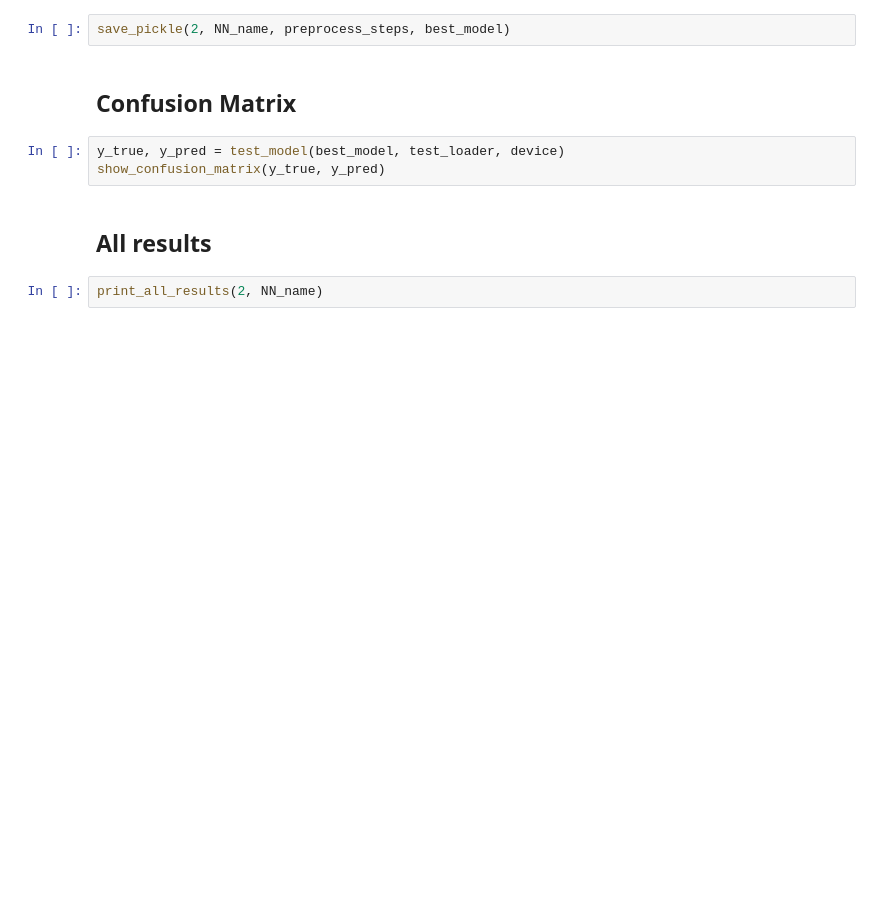
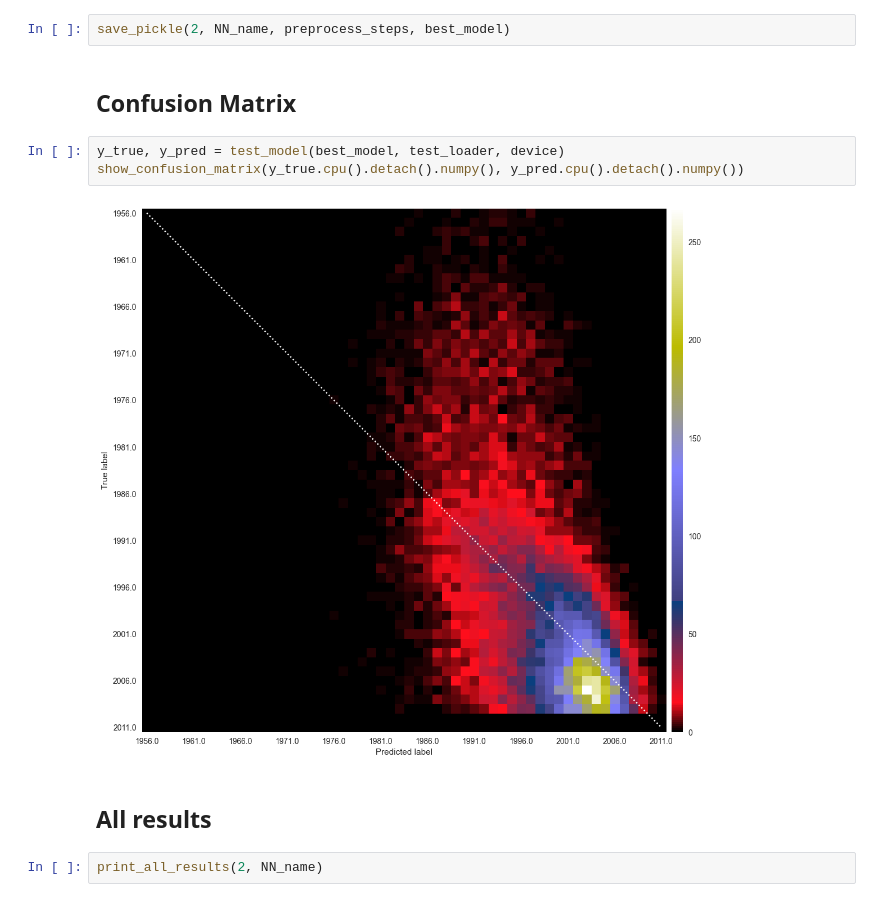
Before and after one commit to RiccardoEvangelisti/Data-Analytics-Project, a Jupyter notebook: Train_Module/2_DNN.ipynb, the cells around one changed output. Cells and saved outputs as stored; diff of their text form; blank space fills up the shorter version.

```diff
--- a/Train_Module/2_DNN.ipynb
+++ b/Train_Module/2_DNN.ipynb
@@ -634,7 +633,9 @@ save_pickle(2, NN_name, preprocess_steps, best_model)
 ## Confusion Matrix
 # %%
 y_true, y_pred = test_model(best_model, test_loader, device)
-show_confusion_matrix(y_true, y_pred)
+show_confusion_matrix(y_true.cpu().detach().numpy(), y_pred.cpu().detach().numpy())
+# %% [output]
+[figure, added]
 # %% [markdown]
 ## All results
 # %%
```
Also changed, not shown: parts of 5 cells of this notebook, 3 other files.
